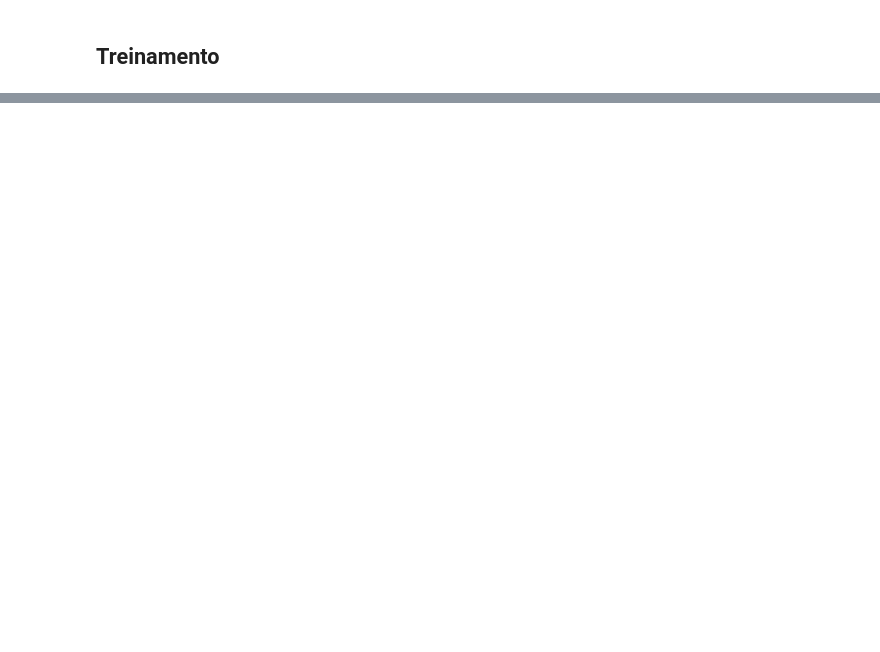
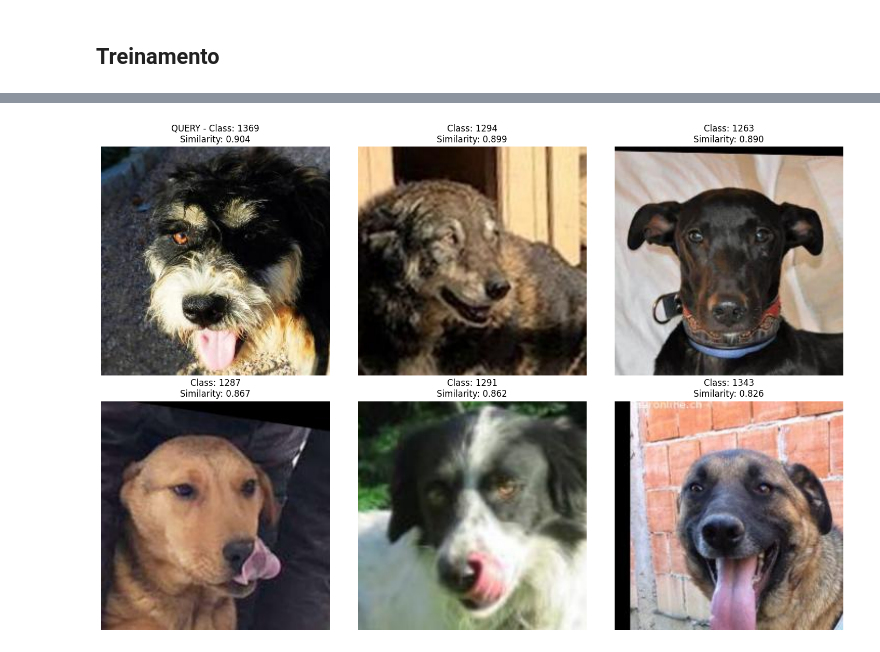
Before and after one commit to luricl/dogs_recognition, a Jupyter notebook: dogfacenet/train.ipynb, the cells around one changed output, grey strips where cells are left out. Cells and saved outputs as stored; diff of their text form; code cells hidden in the pictures; blank space fills up the shorter version.

Commit message:
feat: test + gráfico de treinamento

```diff
--- a/dogfacenet/train.ipynb
+++ b/dogfacenet/train.ipynb
@@ -314,0 +401,90 @@ KeyboardInterrupt:
+# %%
+def preprocess_image(image_path, target_size=(224, 224)):
+    """Preprocess image for model input"""
+    img = tf.keras.preprocessing.image.load_img(image_path, target_size=target_size)
+    img_array = tf.keras.preprocessing.image.img_to_array(img)
+    img_array = np.expand_dims(img_array, axis=0)
+    img_array = img_array / 255.0
+    return img_array
+
+# TODO: conectar com um banco de dados e carregar os embeddings de lá
+def get_embeddings(reference_images, model):
+    """Get embeddings for all reference images"""
+    reference_embeddings = []
+    for img_path in reference_images:
+        ref_img = preprocess_image(img_path)
+        ref_embedding = model.predict(ref_img, verbose=0)
+        reference_embeddings.append(ref_embedding.flatten())
+
+    reference_embeddings = np.array(reference_embeddings)
+
+    return reference_embeddings
+
+def find_most_similar_dog(query_image_path, reference_embeddings, model, top_k=5):
+    """Find most similar dogs using cosine similarity on embeddings"""
+    # Get embedding for query image
+    query_img = preprocess_image(query_image_path)
+
+    # # =================================
+    # plt.figure(figsize=(10, 8))
+    # plt.imshow(query_img)
+    # plt.axis('off')
+    # plt.show()
+    # #============================
+
+    query_embedding = model.predict(query_img)
+
+    # Calculate cosine similarity
+    similarities = cosine_similarity(query_embedding, reference_embeddings)[0]
+
+    # Get top-k most similar
+    top_indices = np.argsort(similarities)[-top_k:][::-1]
+
+    return top_indices, similarities[top_indices]
+
+    # return None, None
+
+# Seleciona uma imagem aleatoria de teste
+query_idx = np.random.randint(0, len(filenames_test))
+query_image = filenames_test[query_idx]
+query_label = labels_test[query_idx]
+
+print(f"Query dog class: {int(query_label)}")
+print(f"Query image: {query_image}")
+
+# TODO: Salvar os embeddings em um banco de dados
+reference_indices = np.arange(len(filenames_test))
+reference_indices = reference_indices[reference_indices != query_idx]
+reference_images = filenames_test[reference_indices]
+
+reference_embeddings = get_embeddings(reference_images, model)
+
+# Busca o embedding mais similar
+top_indices, similarities = find_most_similar_dog(
+    query_image,
+    reference_embeddings,
+    model,
+    top_k=6
+)
+
+# Mostra os cachorros mais semelhantes encontrados
+fig, axes = plt.subplots(2, 3, figsize=(15, 10))
+axes = axes.flatten()
+
+for i, (idx, similarity) in enumerate(zip(top_indices, similarities)):
+    img_path = filenames_test[idx]
+    img_label = labels_test[idx]
+
+    img = Image.open(img_path)
+    axes[i].imshow(img)
+
+    title = f"Class: {int(img_label)}\nSimilarity: {similarity:.3f}"
+    if i == 0:
+        title = f"QUERY - {title}"
+
+    axes[i].set_title(title)
+    axes[i].axis('off')
+
+plt.tight_layout()
+plt.show()
+# %% [output]
@@ -314,0 +494 @@ KeyboardInterrupt:
+[figure, added]
```
Also changed, not shown: parts of 10 cells of this notebook.
